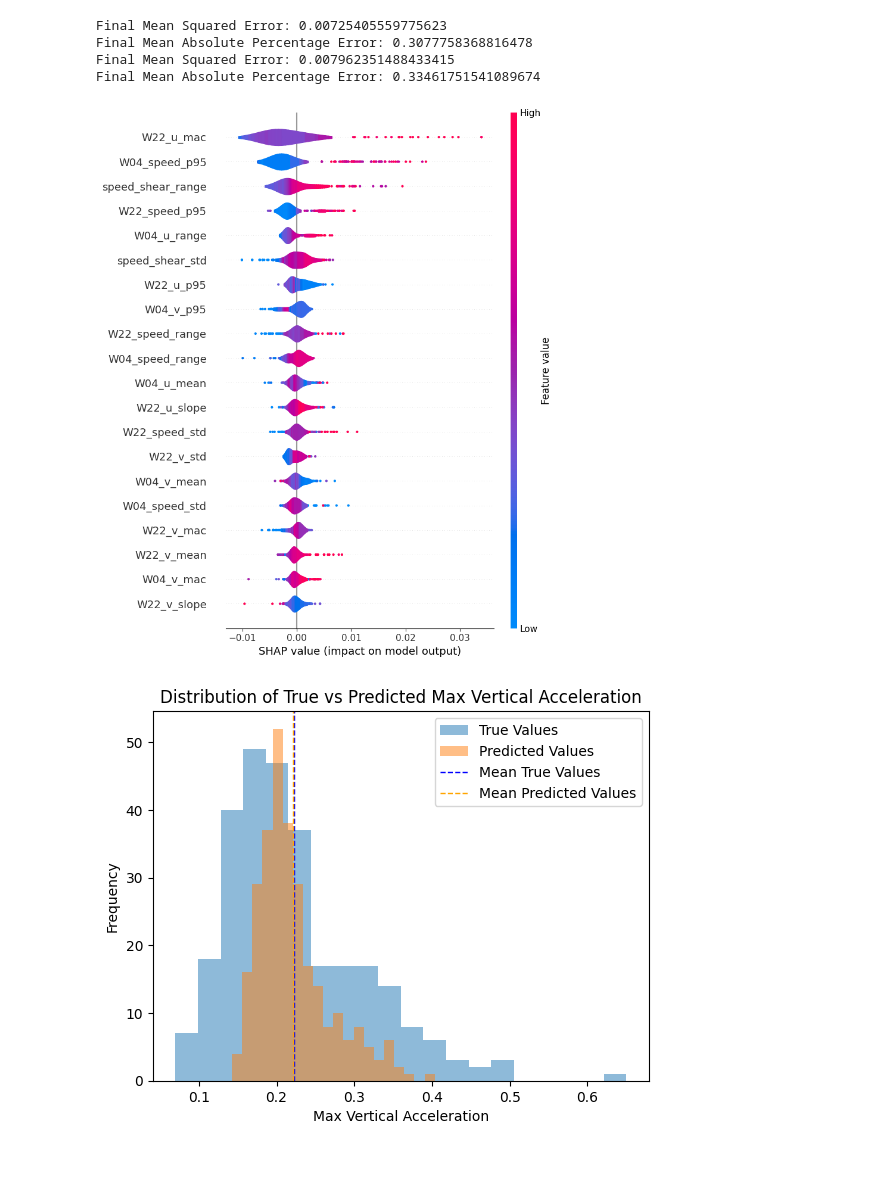
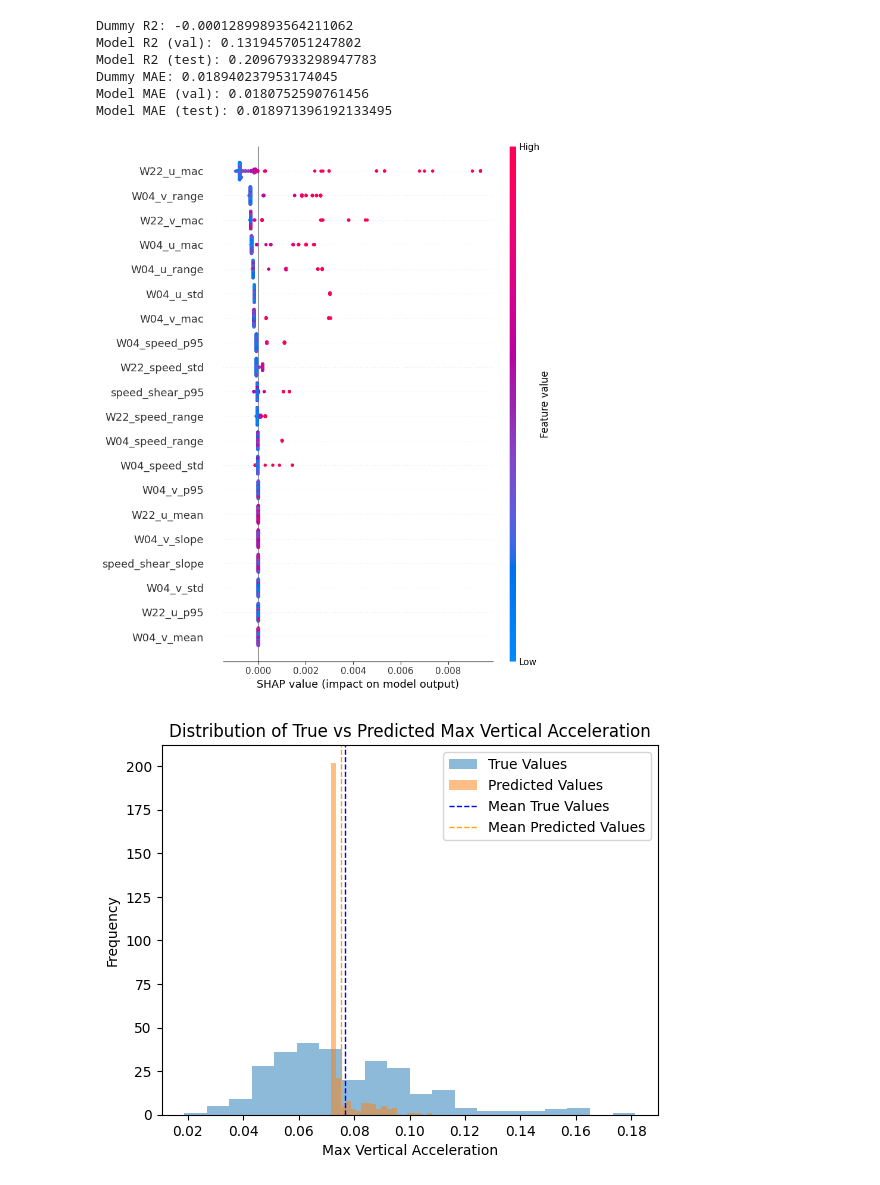
Before and after one commit to Rallermus/AppML-Final-Project, a Jupyter notebook: Rasmus/XGBoostRasmus.ipynb, the cells around one changed output. Drawn from its saved outputs; the diff is of its cells as text; code cells hidden in the pictures.

```diff
--- a/Rasmus/XGBoostRasmus.ipynb
+++ b/Rasmus/XGBoostRasmus.ipynb
@@ -10,5 +10,5 @@ import xgboost as xgb
 import shap
 # %%
 #x_data = pd.read_csv('/Users/rasmus/Desktop/Fysik/AppliedML2026/AppMLFinalProject/x_data.csv')
-x_data = pd.read_csv('/Users/rasmus/Desktop/Fysik/AppliedML2026/AppMLFinalProject/Anna-Ida/summary.csv')
-y_data = pd.read_csv('/Users/rasmus/Desktop/Fysik/AppliedML2026/AppMLFinalProject/y_data.csv')
+x_data = pd.read_csv('/Users/rasmus/Desktop/Fysik/AppliedML2026/AppMLFinalProject/feature_df_2.csv')
+y_data = pd.read_csv('/Users/rasmus/Desktop/Fysik/AppliedML2026/AppMLFinalProject/y_data_rms.csv')
@@ -138,40 +83,51 @@ study.optimize(objective, n_trials=70)
 # %%
-opt_params = {'n_estimators': 5000, 'max_depth': 10, 'learning_rate': 0.01525803171352834, 'subsample': 0.9361080329155063, 'colsample_bytree': 0.8774494819985844,
-              'min_child_weight': 1, 'objective': 'reg:squarederror', 'eval_metric': 'rmse', "random_state": 42}
+#opt_params = {'n_estimators': 5000, 'max_depth': 10, 'learning_rate': 0.01525803171352834, 'subsample': 0.9361080329155063, 'colsample_bytree': 0.8774494819985844,
+#              'min_child_weight': 1, 'objective': 'reg:squarederror', 'eval_metric': 'rmse', "random_state": 42}
 
-#opt_params_new = {'n_estimators': 5000, 'max_depth': 3, 'learning_rate': 0.032013071330131725, 'subsample': 0.9458394968011372, 'colsample_bytree': 0.7562972428618517,
-# 'min_child_weight': 11, 'gamma': 0.7182973410876259, 'reg_alpha': 2.2802261367935968e-07, 'reg_lambda': 8.252819825404787, 'objective': 'reg:squarederror', 'eval_metric': 'rmse', "random_state": 42}
+opt_params = {'n_estimators': 5000, 'max_depth': 2, 'learning_rate': 0.015530627048745466, 'subsample': 0.7731651782531278, 'colsample_bytree': 0.7396227216381265, 'min_child_weight': 9, 'gamma': 0.024303918616681602, 'reg_alpha': 9.549875969413823e-05, 'reg_lambda': 4.166753511881032e-06}
 
-y_train_log = np.log1p(y_train)
+final_model = xgb.XGBRegressor(**opt_params, early_stopping_rounds=70)
+final_model.fit(X_train, y_train, eval_set=[(X_val, y_val)], verbose=False)
 
-for p in [opt_params, opt_params_new]:
-    final_model = xgb.XGBRegressor(**p)#, early_stopping_rounds=70)
-    final_model.fit(X_train, y_train_log, eval_set=[(X_val, y_val)], verbose=False)
-    y_pred_final = final_model.predict(X_test)
-    y_pred_final = np.expm1(y_pred_final)  # Transform back from log scale
-    final_mse = mean_squared_error(y_test, y_pred_final)
-    final_mape = mean_absolute_percentage_error(y_test, y_pred_final)
-    print(f"Final Mean Squared Error: {final_mse}")
-    print(f"Final Mean Absolute Percentage Error: {final_mape}")
+
+from sklearn.dummy import DummyRegressor
+from sklearn.metrics import r2_score, mean_absolute_error
+
+dummy = DummyRegressor(strategy="mean")
+dummy.fit(X_train, y_train)
+
+y_pred_dummy = dummy.predict(X_val)
+y_pred_val = final_model.predict(X_val)
+y_pred_test = final_model.predict(X_test)
+
+print("Dummy R2:", r2_score(y_val, dummy.predict(X_val)))
+print("Model R2 (val):", r2_score(y_val, y_pred_val))
+print("Model R2 (test):", r2_score(y_test, y_pred_test))
+
+print("Dummy MAE:", mean_absolute_error(y_val, dummy.predict(X_val)))
+print("Model MAE (val):", mean_absolute_error(y_val, y_pred_val))
+print("Model MAE (test):", mean_absolute_error(y_test, y_pred_test))
 # %% [output]
-Final Mean Squared Error: 0.00725405559775623
-Final Mean Absolute Percentage Error: 0.3077758368816478
-Final Mean Squared Error: 0.007962351488433415
-Final Mean Absolute Percentage Error: 0.33461751541089674
+Dummy R2: -0.00012899893564211062
+Model R2 (val): 0.1319457051247802
+Model R2 (test): 0.20967933298947783
+Dummy MAE: 0.018940237953174045
+Model MAE (val): 0.0180752590761456
+Model MAE (test): 0.018971396192133495
 # %%
 shap_values_final = shap.TreeExplainer(final_model).shap_values(X_val)
-shap.summary_plot(shap_values_final, X_val, plot_type="violin")
+shap.summary_plot(shap_values_final, X_val, plot_type="dot")
 # %% [output]
-[figure, old version]
+[figure, new version]
 # %%
 plt.hist(y_test, bins=20, alpha=0.5, label='True Values')
-plt.hist(y_pred, bins=20, alpha=0.5, label='Predicted Values')
+plt.hist(y_pred_test, bins=20, alpha=0.5, label='Predicted Values')
 plt.xlabel('Max Vertical Acceleration')
 plt.ylabel('Frequency')
 plt.title('Distribution of True vs Predicted Max Vertical Acceleration')
 plt.axvline(np.mean(y_test), color='blue', linestyle='dashed', linewidth=1, label='Mean True Values')
-plt.axvline(np.mean(y_pred), color='orange', linestyle='dashed', linewidth=1, label='Mean Predicted Values')
+plt.axvline(np.mean(y_pred_test), color='orange', linestyle='dashed', linewidth=1, label='Mean Predicted Values')
 plt.legend()
 plt.show()
 # %% [output]
-[figure, old version]
+[figure, new version]
```
Also changed, not shown: parts of 8 cells of this notebook, 9 other files.
